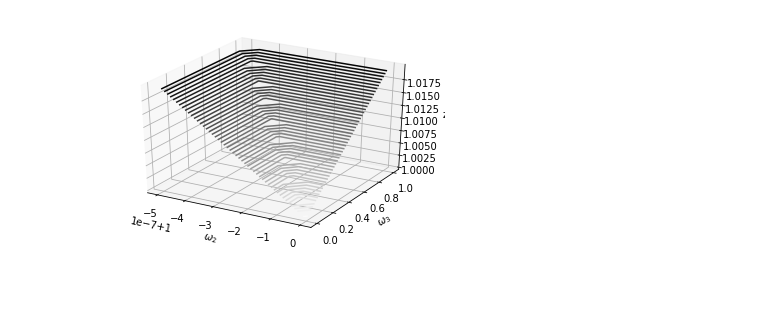
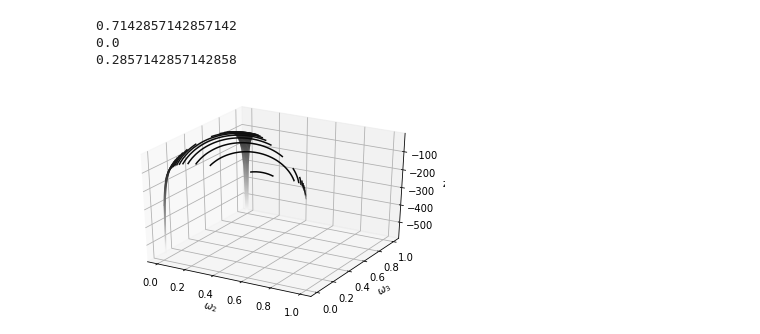
Before and after one commit to xuedong/BestArm.jl, a Jupyter notebook: visualizations/view_optimal_weights.ipynb, the cells around one changed output. Drawn from its saved outputs; the diff is of its cells as text; code cells hidden in the pictures; blank space fills up the shorter version.

Commit message:
Update the visualization of the optimal weights

```diff
--- a/visualizations/view_optimal_weights.ipynb
+++ b/visualizations/view_optimal_weights.ipynb
@@ -36,9 +5,48 @@ Z = f(X, Y)
+# %%
+def f(omega2, omega3, theta):
+    omega1 = 1 - omega2 - omega3
+    det = omega1*omega2 + omega1*omega3*np.sin(theta)**2 + omega2*omega3*np.cos(theta)**2
+    part1 = 1/det * (1 + 2*omega3*np.cos(theta)*np.sin(theta))
+    part2 = 1/det * (omega2 + (1-omega2)*np.sin(theta)**2/(1-np.cos(theta))**2)
+    return np.maximum(part1, part2)
+
+num = 50
+theta = np.pi / 4
+X = np.linspace(0, 1, num)
+Omega2 = [np.zeros(num)]
+Omega3 = [np.linspace(0, 1, num)]
+Z = np.array([])
+# X, Y = np.meshgrid(x[:-1], y[:-1])
+# print(X, Y)
+
+for x in X:
+    if x != 0:
+        Y = np.linspace(0, 1-x, num)
+        Omega2 = np.append(Omega2, [x*np.ones(num)], axis=0)
+        Omega3 = np.append(Omega3, [Y], axis=0)
+
+Z = f(Omega2, Omega3, theta)
+
+indmin = np.argmin(Z)
+min_x = indmin // num
+min_y = indmin - min_x * num
+omega2 = Omega2[min_x, min_y]
+omega3 = Omega3[min_x, min_y]
+omega1 = 1 - omega2 - omega3
+print(Omega2[min_x, min_y])
+print(Omega3[min_x, min_y])
+print(omega1)
+# print(f(Omega2[min_x, min_y], Omega3[min_x, min_y], theta))
+# %% [output]
+0.7142857142857142
+0.0
+0.2857142857142858
 # %%
 fig = plt.figure()
 ax = plt.axes(projection='3d')
-ax.contour3D(X, Y, Z, 50, cmap='binary')
+ax.contour3D(Omega2, Omega3, -Z, 100, cmap='binary')
 ax.set_xlabel(r'$\omega_2$')
 ax.set_ylabel(r'$\omega_3$')
 ax.set_zlabel('z');
 # %% [output]
-[figure, old version]
+[figure, new version]
```
Also changed, not shown: parts of 1 cell of this notebook.
